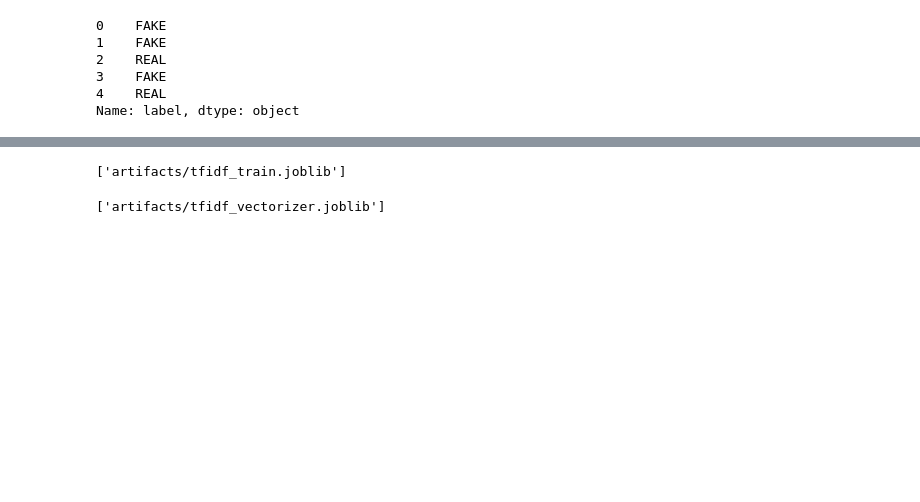
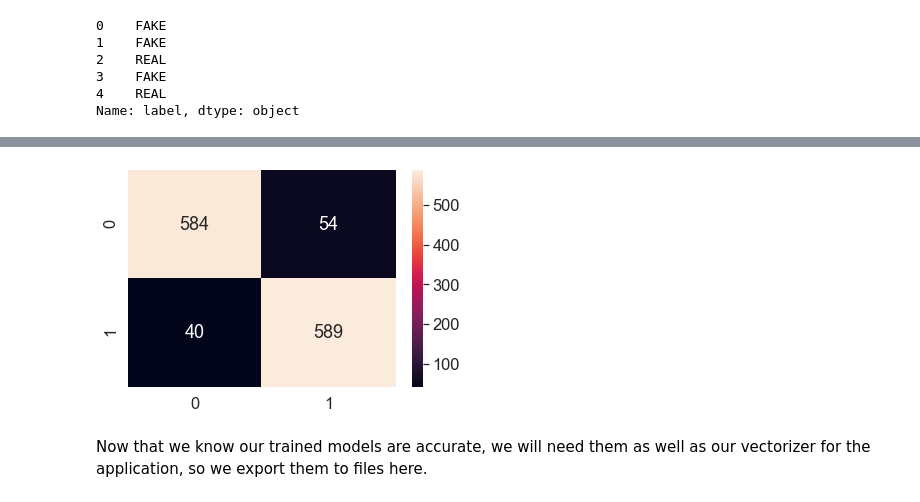
Before and after one commit to bthompson404/fake_news, a Jupyter notebook: train.ipynb, the cells around one changed output, grey strips where cells are left out. Drawn from its saved outputs; the diff is of its cells as text; code cells hidden in the pictures; blank space fills up the shorter version.

```diff
--- a/train.ipynb
+++ b/train.ipynb
@@ -66,8 +126,13 @@ dump(pac, 'artifacts/pac.joblib')
+# %%
+sns.set(font_scale=1.5)
+cm = confusion_matrix(y_test, y_pred)
+sns.heatmap(cm, annot=True, fmt='g')
+plt.show()
+# %% [output]
+[figure, added]
+# %% [markdown]
+Now that we know our trained models are accurate, we will need them as well as our vectorizer for the application, so we export them to files here.
 # %%
+dump(pac, 'artifacts/pac.joblib')
 dump(tfidf_train, 'artifacts/tfidf_train.joblib')
+dump(tfidf_vectorizer, 'artifacts/tfidf_vectorizer.joblib')
-# %% [output]
-['artifacts/tfidf_train.joblib']
-# %%
-dump(tfidf_vectorizer, 'artifacts/tfidf_vectorizer.joblib')
-# %% [output]
-['artifacts/tfidf_vectorizer.joblib']
```
Also changed, not shown: parts of 24 cells of this notebook.
